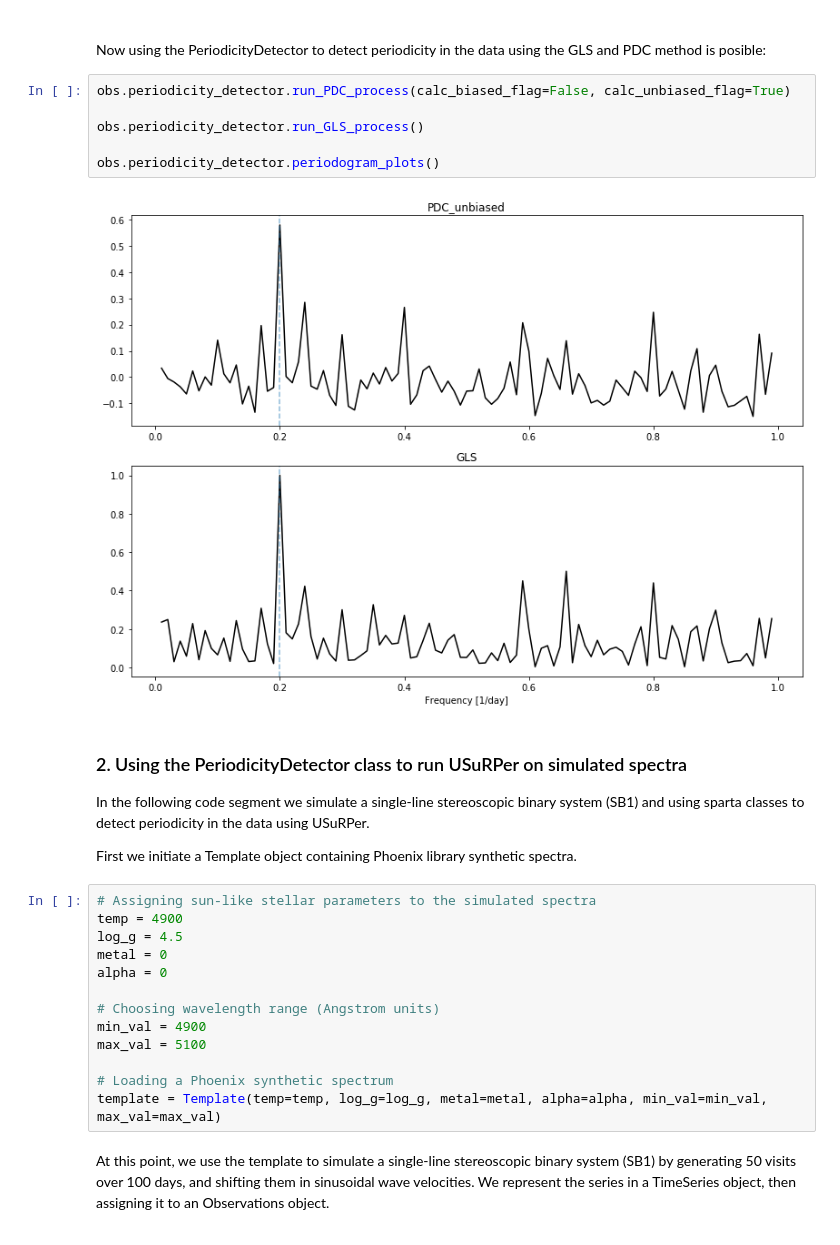
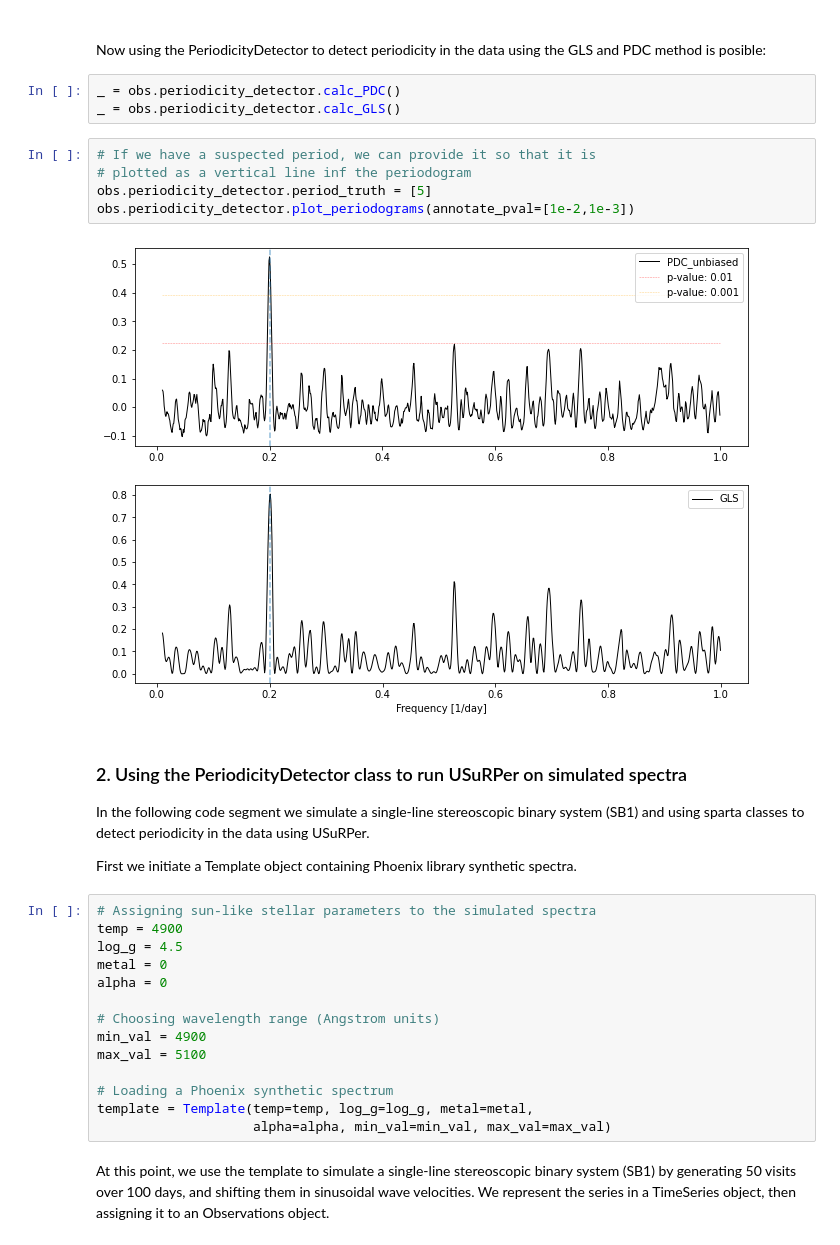
Before and after one commit to SPARTA-dev/SPARTA, a Jupyter notebook: examples/PeriodicityDetector_quickstart.ipynb, the cells around one changed output. Saved outputs shown, nothing was run; the diff lists cells and outputs as text.

```diff
--- a/examples/PeriodicityDetector_quickstart.ipynb
+++ b/examples/PeriodicityDetector_quickstart.ipynb
@@ -46,14 +64,16 @@ obs.periodicity_detector.period = [5]
 <br />
 Now using the PeriodicityDetector to detect periodicity in the data using the GLS and PDC method is posible:
 <br />
-# %%
-obs.periodicity_detector.run_PDC_process(calc_biased_flag=False, calc_unbiased_flag=True)
-
-obs.periodicity_detector.run_GLS_process()
-
-obs.periodicity_detector.periodogram_plots()
-# %% [output]
-[figure, removed]
+# %%
+_ = obs.periodicity_detector.calc_PDC()
+_ = obs.periodicity_detector.calc_GLS()
+# %%
+# If we have a suspected period, we can provide it so that it is
+# plotted as a vertical line inf the periodogram
+obs.periodicity_detector.period_truth = [5]
+obs.periodicity_detector.plot_periodograms(annotate_pval=[1e-2,1e-3])
+# %% [output]
+[figure, added]
 # %% [markdown]
 
 ### 2. Using the PeriodicityDetector class to run USuRPer on simulated spectra
@@ -74,7 +94,8 @@ min_val = 4900
 max_val = 5100
 
 # Loading a Phoenix synthetic spectrum
-template = Template(temp=temp, log_g=log_g, metal=metal, alpha=alpha, min_val=min_val, max_val=max_val)
+template = Template(temp=temp, log_g=log_g, metal=metal,
+                    alpha=alpha, min_val=min_val, max_val=max_val)
 # %% [markdown]
 At this point, we use the template to simulate a single-line stereoscopic binary system (SB1) by generating 50 visits over 100 days,
 and shifting them in sinusoidal wave velocities.
```
Also changed, not shown: parts of 17 cells of this notebook, 3 other files.
